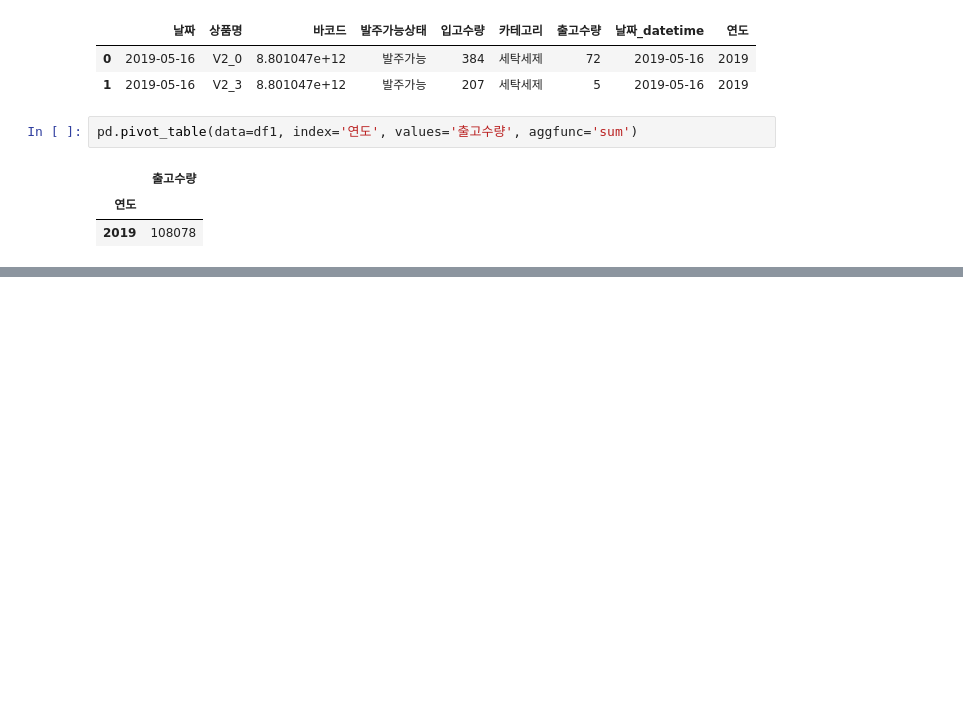
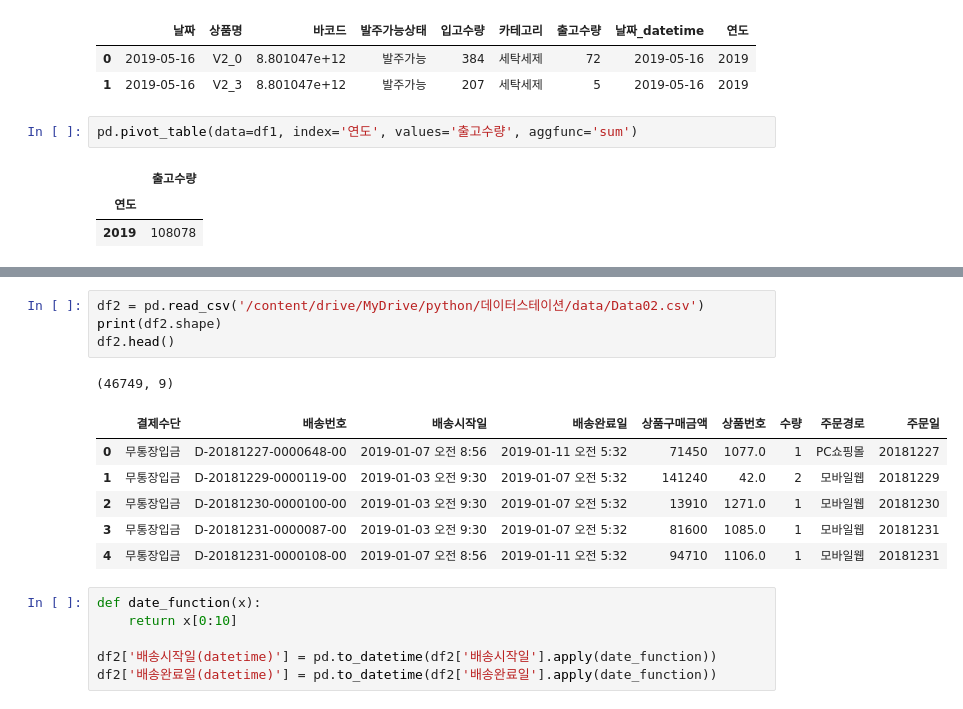
Before and after one commit to won195/TIL, a Jupyter notebook: [매일_10분_데이터_분석]_날짜데이터를_처리_하자!_(python_date_time_pandas).ipynb, the cells around one changed output, grey strips where cells are left out. Saved outputs shown, nothing was run; the diff lists cells and outputs as text; blank space fills up the shorter version.

```diff
--- a/[매일_10분_데이터_분석]_날짜데이터를_처리_하자!_(python_date_time_pandas).ipynb
+++ b/[매일_10분_데이터_분석]_날짜데이터를_처리_하자!_(python_date_time_pandas).ipynb
@@ -70,0 +87,18 @@ pd.pivot_table(data=df1, index='연도', values='출고수량', aggfunc='sum')
+# %%
+df2 = pd.read_csv('/content/drive/MyDrive/python/데이터스테이션/data/Data02.csv')
+print(df2.shape)
+df2.head()
+# %% [output]
+(46749, 9)
+|  | 결제수단 | 배송번호 | 배송시작일 | 배송완료일 | 상품구매금액 | 상품번호 | 수량 | 주문경로 | 주문일 |
+| 0 | 무통장입금 | D-20181227-0000648-00 | 2019-01-07 오전 8:56 | 2019-01-11 오전 5:32 | 71450 | 1077.0 | 1 | PC쇼핑몰 | 20181227 |
+| 1 | 무통장입금 | D-20181229-0000119-00 | 2019-01-03 오전 9:30 | 2019-01-07 오전 5:32 | 141240 | 42.0 | 2 | 모바일웹 | 20181229 |
+| 2 | 무통장입금 | D-20181230-0000100-00 | 2019-01-03 오전 9:30 | 2019-01-07 오전 5:32 | 13910 | 1271.0 | 1 | 모바일웹 | 20181230 |
+| 3 | 무통장입금 | D-20181231-0000087-00 | 2019-01-03 오전 9:30 | 2019-01-07 오전 5:32 | 81600 | 1085.0 | 1 | 모바일웹 | 20181231 |
+| 4 | 무통장입금 | D-20181231-0000108-00 | 2019-01-07 오전 8:56 | 2019-01-11 오전 5:32 | 94710 | 1106.0 | 1 | 모바일웹 | 20181231 |
+# %%
+def date_function(x):
+    return x[0:10]
+
+df2['배송시작일(datetime)'] = pd.to_datetime(df2['배송시작일'].apply(date_function))
+df2['배송완료일(datetime)'] = pd.to_datetime(df2['배송완료일'].apply(date_function))
```
Also changed, not shown: parts of 8 cells of this notebook.
